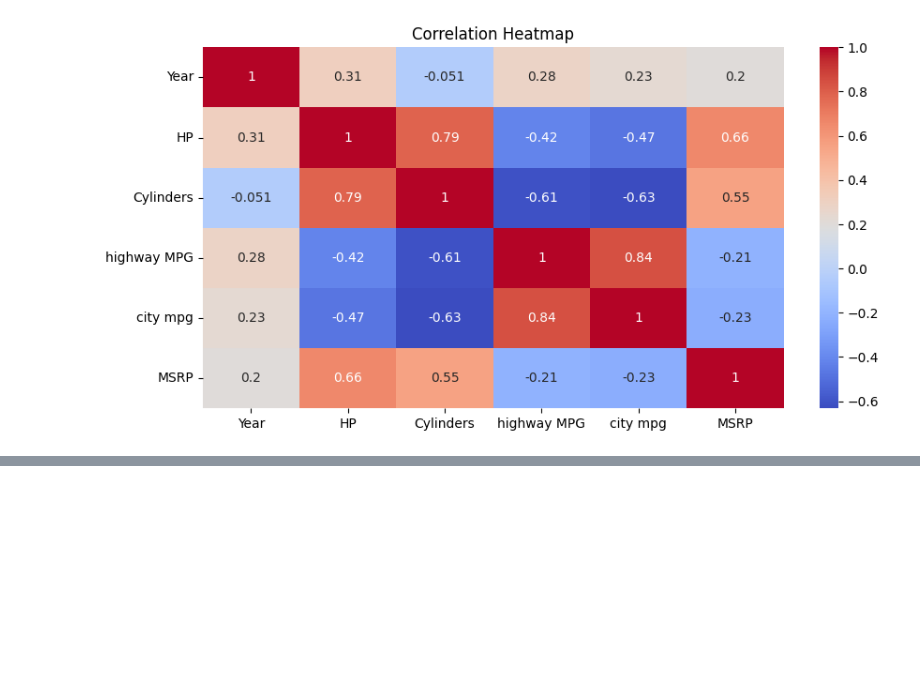
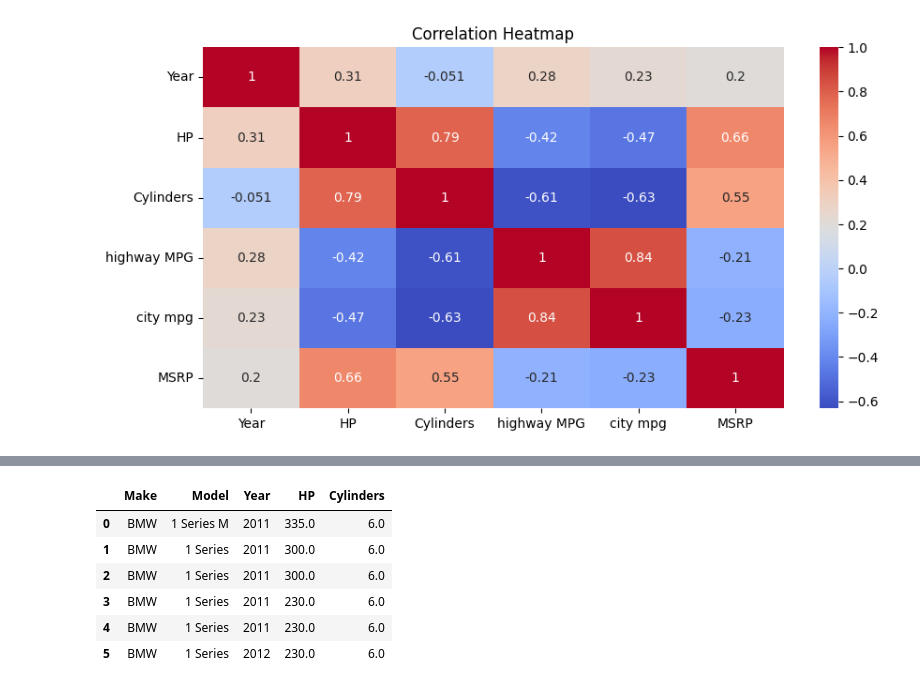
Before and after one commit to Mohith-esyasoft/ESET0146-Gradute-Training-Program, a Jupyter notebook: Basics of Python/data_analysis.ipynb, the cells around one changed output, grey strips where cells are left out. Drawn from its saved outputs; the diff is of its cells as text; code cells hidden in the pictures; blank space fills up the shorter version.

```diff
--- a/Basics of Python/data_analysis.ipynb
+++ b/Basics of Python/data_analysis.ipynb
@@ -248,0 +308,10 @@ MSRP         0.196789  0.659835   0.554740    -0.209150 -0.234050  1.000000
+# %%
+df.loc[0:5, ['Make', 'Model', 'Year', 'HP', 'Cylinders']]
+# %% [output]
+|  | Make | Model | Year | HP | Cylinders |
+| 0 | BMW | 1 Series M | 2011 | 335.0 | 6.0 |
+| 1 | BMW | 1 Series | 2011 | 300.0 | 6.0 |
+| 2 | BMW | 1 Series | 2011 | 300.0 | 6.0 |
+| 3 | BMW | 1 Series | 2011 | 230.0 | 6.0 |
+| 4 | BMW | 1 Series | 2011 | 230.0 | 6.0 |
+| 5 | BMW | 1 Series | 2012 | 230.0 | 6.0 |
```
Also changed, not shown: parts of 4 cells of this notebook, 22 other files.
